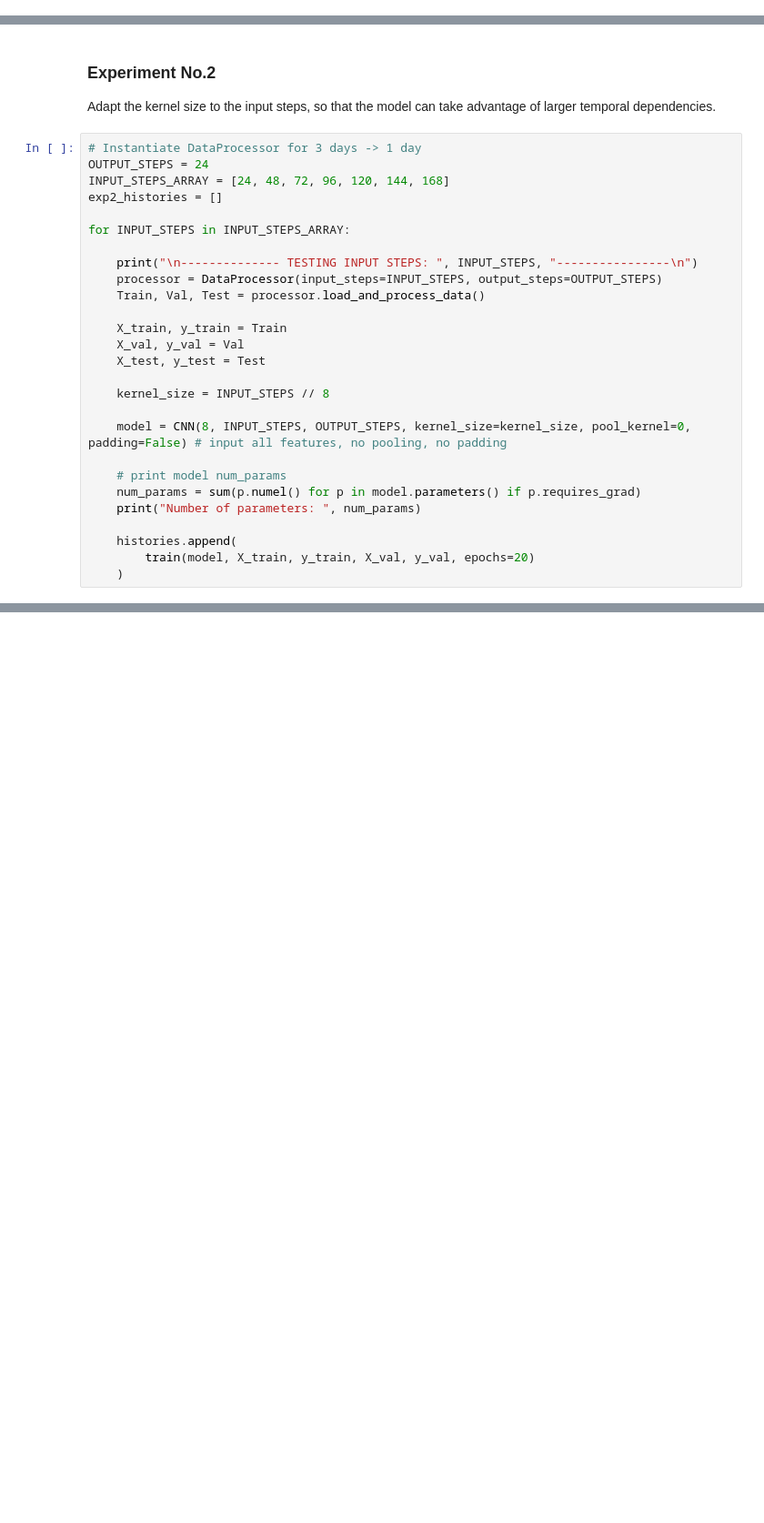
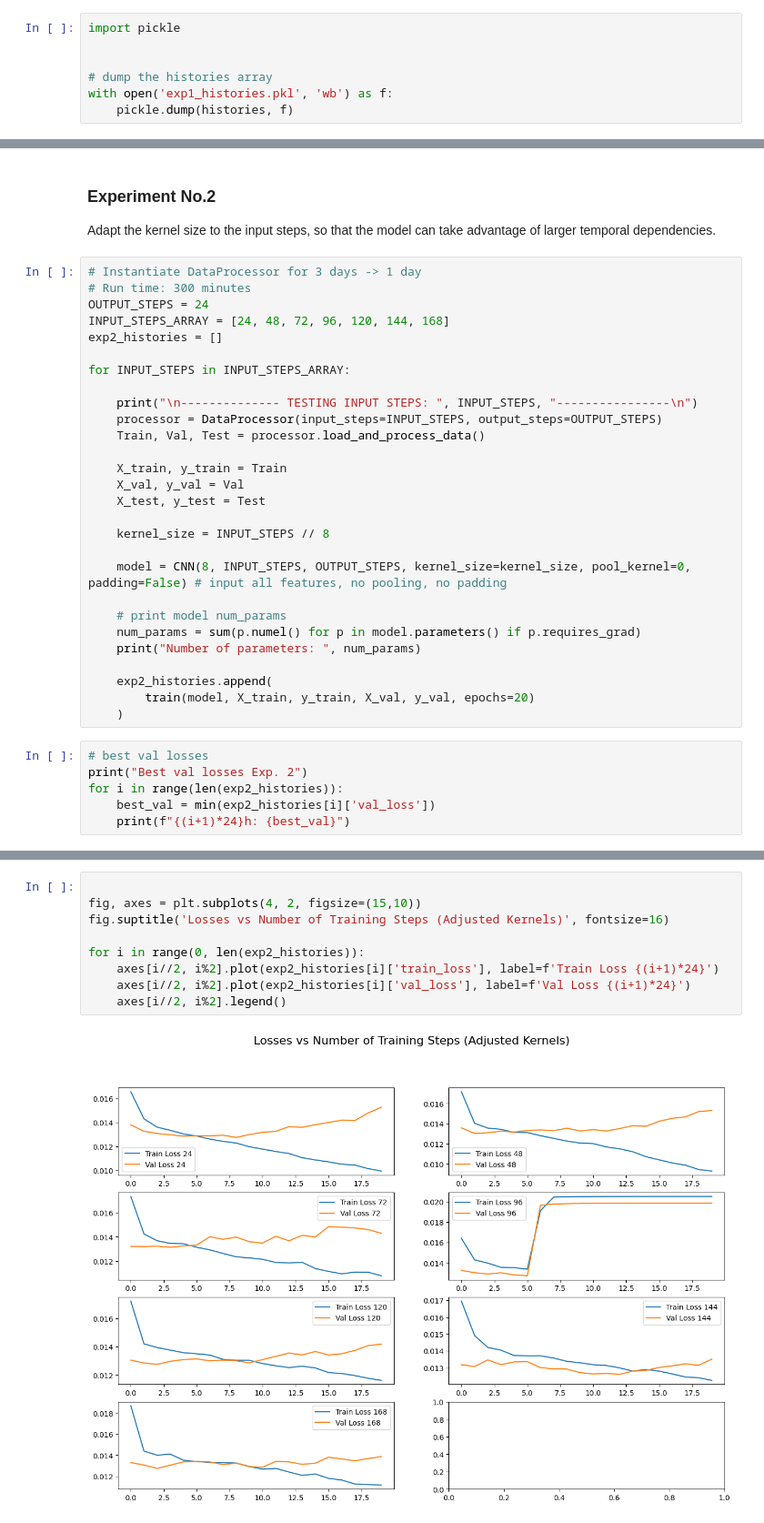
Before and after one commit to FelipeUC2020/ECS171G13, a Jupyter notebook: CNN/test_input_steps.ipynb, the cells around one changed output, grey strips where cells are left out. Shown: that part at 91% size. Cells and saved outputs as stored; diff of their text form; blank space fills up the shorter version.

```diff
--- a/CNN/test_input_steps.ipynb
+++ b/CNN/test_input_steps.ipynb
@@ -76,0 +80,7 @@ Epoch 14/20 - train_loss: 0.010902 - val_loss: 0.013866
+# %%
+import pickle
+
+
+# dump the histories array
+with open('exp1_histories.pkl', 'wb') as f:
+    pickle.dump(histories, f)
@@ -80,6 +92,7 @@ Epoch 14/20 - train_loss: 0.010902 - val_loss: 0.013866
 Adapt the kernel size to the input steps, so that the model can take advantage of larger temporal dependencies.
 # %%
 # Instantiate DataProcessor for 3 days -> 1 day
+# Run time: 300 minutes
 OUTPUT_STEPS = 24
 INPUT_STEPS_ARRAY = [24, 48, 72, 96, 120, 144, 168]
 exp2_histories = []
@@ -102,6 +115,12 @@ for INPUT_STEPS in INPUT_STEPS_ARRAY:
     num_params = sum(p.numel() for p in model.parameters() if p.requires_grad)
     print("Number of parameters: ", num_params)
 
-    histories.append(
+    exp2_histories.append(
         train(model, X_train, y_train, X_val, y_val, epochs=20)
     )
+# %%
+# best val losses
+print("Best val losses Exp. 2")
+for i in range(len(exp2_histories)):
+    best_val = min(exp2_histories[i]['val_loss'])
+    print(f"{(i+1)*24}h: {best_val}")
@@ -107,0 +136,11 @@ for INPUT_STEPS in INPUT_STEPS_ARRAY:
+# %%
+
+fig, axes = plt.subplots(4, 2, figsize=(15,10))
+fig.suptitle('Losses vs Number of Training Steps (Adjusted Kernels)', fontsize=16)
+
+for i in range(0, len(exp2_histories)):
+    axes[i//2, i%2].plot(exp2_histories[i]['train_loss'], label=f'Train Loss {(i+1)*24}')
+    axes[i//2, i%2].plot(exp2_histories[i]['val_loss'], label=f'Val Loss {(i+1)*24}')
+    axes[i//2, i%2].legend()
+# %% [output]
+[figure, added]
```
Also changed, not shown: parts of 5 cells of this notebook, 1 other file.
